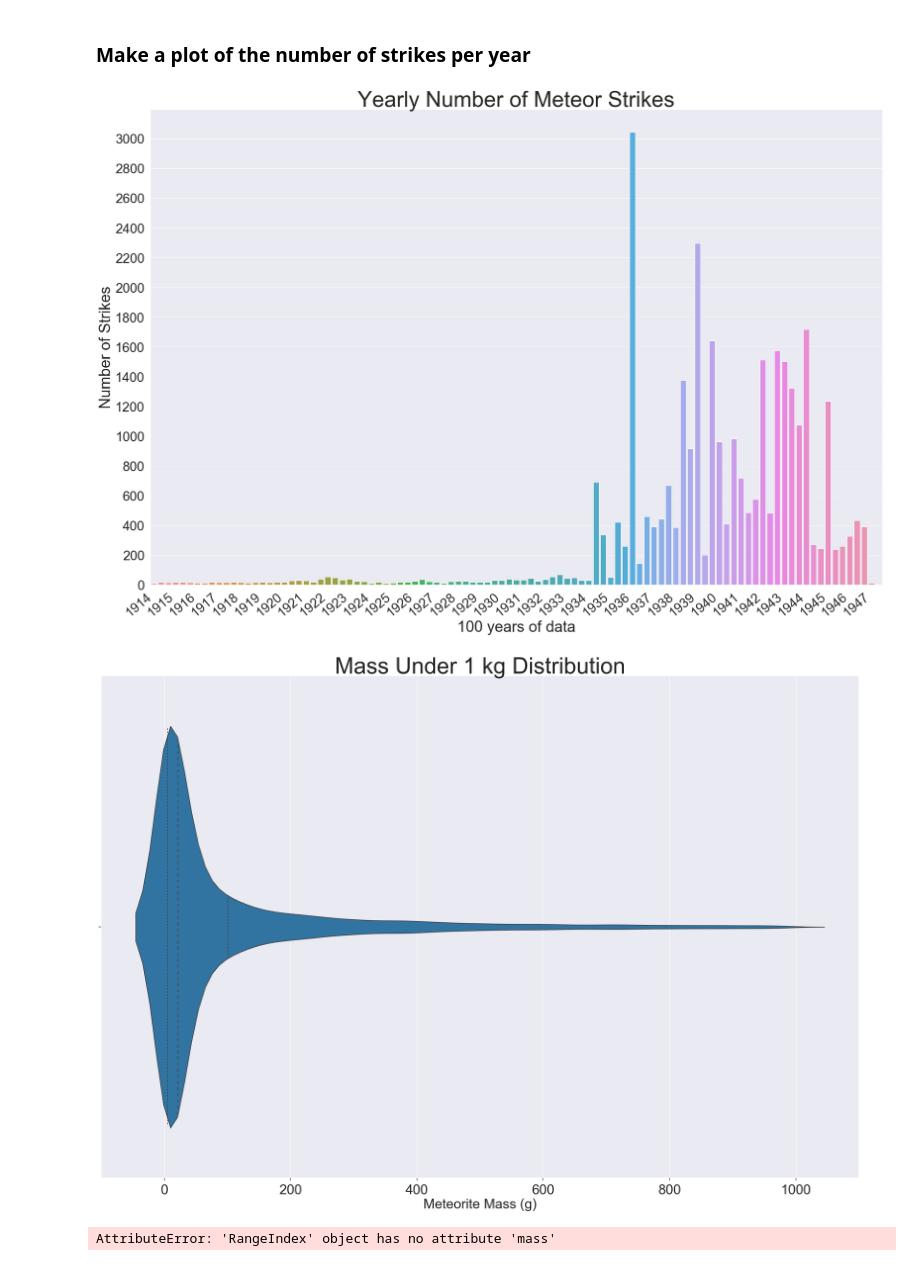
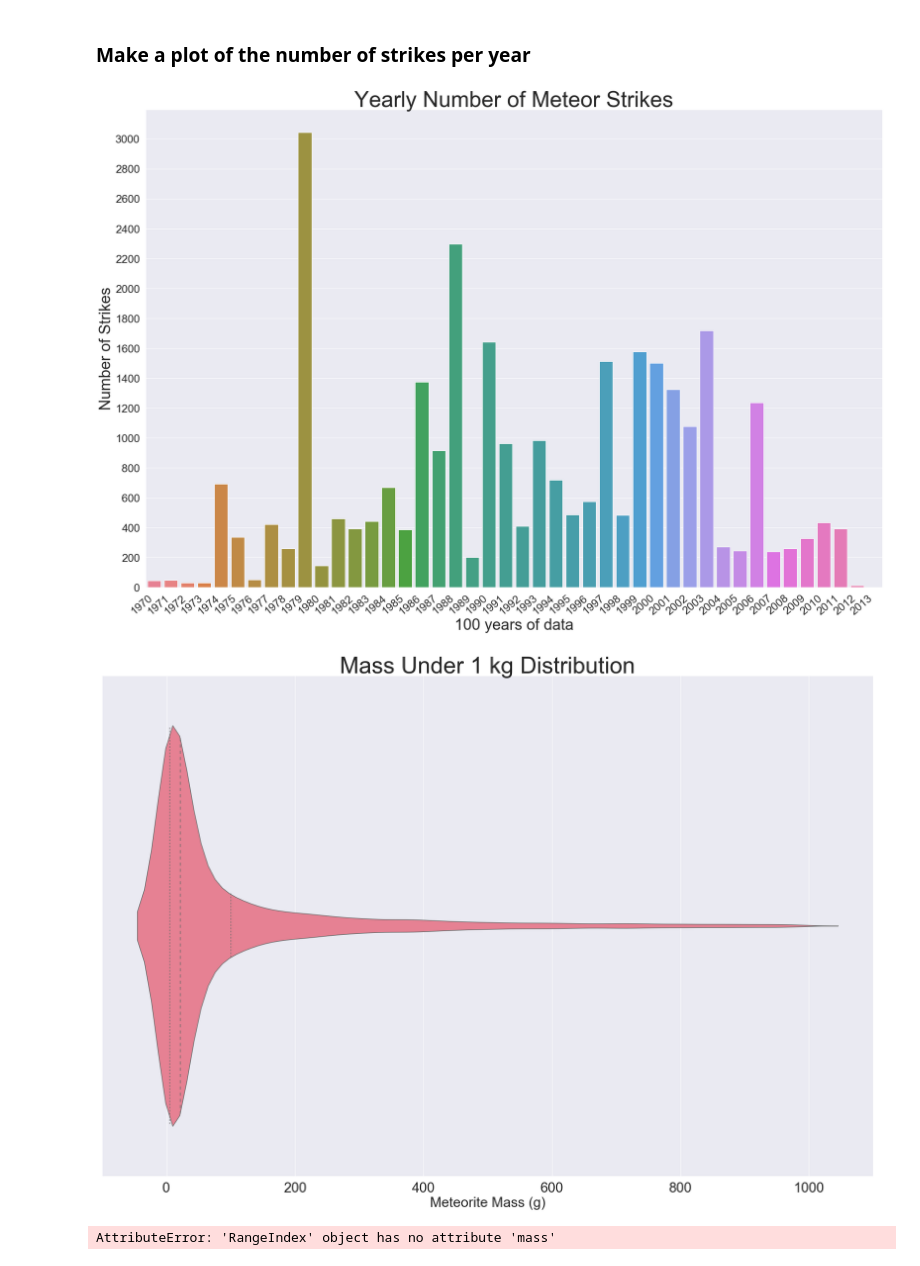
Before and after one commit to QED0711/nasa-meteorite-analysis, a Jupyter notebook: plots.ipynb, the cells around one changed output. Saved outputs shown, nothing was run; the diff lists cells and outputs as text; code cells hidden in the pictures.

Commit message:
color changes on plots

```diff
--- a/plots.ipynb
+++ b/plots.ipynb
@@ -47,7 +47,7 @@ geo_dist_df.year.astype("int64", inplace=True)
 Name: year, Length: 33050, dtype: int64
 # %%
 # Filter the dataframe to be only for years greater than 1913
-year_count_df = geo_dist_df[geo_dist_df.year >= 1913]
+year_count_df = geo_dist_df[geo_dist_df.year >= 1970]
 # Creates a series that is the year and nuber of meteor_strikes
 year_count = year_count_df[(year_count_df.fall == "Fell") | (year_count_df.fall == "Found")].year.value_counts()
 # %%
@@ -60,25 +60,25 @@ pandas_profiling.ProfileReport(year_count_df)
 # %%
 # Create Yearly Number of Meteor Strikes Plot
 fig, ax = plt.subplots(1, figsize=(30,20))
 
 sns.set_context("notebook")
-sns.barplot(year_count.index.values, year_count.values, ax=ax)
-ax.tick_params(axis='both', which='major', labelsize=30)
+sns.barplot(year_count.index.values, year_count.values, ax=ax, palette='husl')
+ax.tick_params(axis='both', which='major', labelsize=25)
 ax.set_xticklabels(ax.get_xticklabels(), rotation=40, ha="right")
-ax.xaxis.set_major_locator(plt.MaxNLocator(40))
+#ax.xaxis.set_major_locator(plt.MaxNLocator(50))
 ax.yaxis.set_major_locator(plt.MaxNLocator(20))
 plt.xlabel('100 years of data', fontsize=35)
 plt.ylabel('Number of Strikes', fontsize=35)
 plt.title('Yearly Number of Meteor Strikes', fontsize = 50)
 
 plt.savefig('yearly_strikes.png')
 plt.show()
 # %% [output]
-[figure, old version]
+[figure, new version]
 # %%
 # Create a violin plot of the data
 fig, ax = plt.subplots(1, figsize=(30,20))
-sns.violinplot("mass", hue="fall", data = geo_dist_df[geo_dist_df.mass < 1000], split=True, inner="quartile")
+sns.violinplot("mass", hue="fall", data = geo_dist_df[geo_dist_df.mass < 1000], split=True, inner="quartile", palette='husl')
 ax.tick_params(axis='both', which='major', labelsize=30)
 
 plt.xlabel('Meteorite Mass (g)', fontsize=30)
@@ -88,7 +88,7 @@ plt.title('Mass Under 1 kg Distribution', fontsize = 50)
 plt.savefig('violin_plot_1kg.png')
 plt.show()
 # %% [output]
-[figure, old version]
+[figure, new version]
 # %%
 # plot the entire entire mass distribution to visualize outliers
 sns.lineplot(geo_dist_df.index.mass, geo_dist_df.mass)
```
Also changed, not shown: parts of 3 cells of this notebook, 4 other files.
